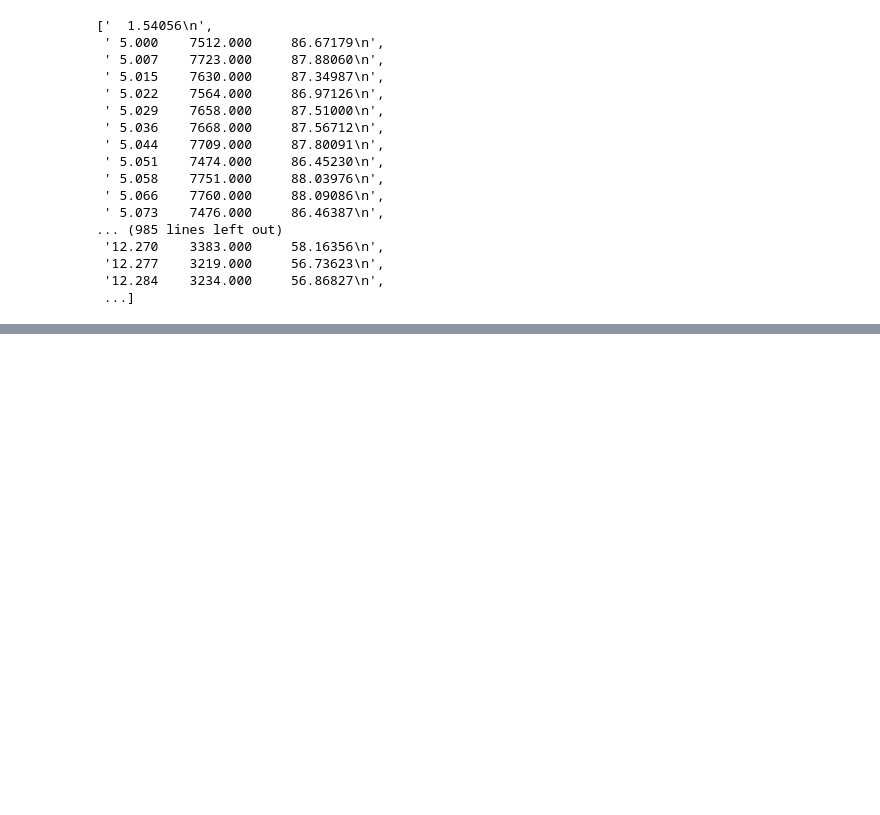
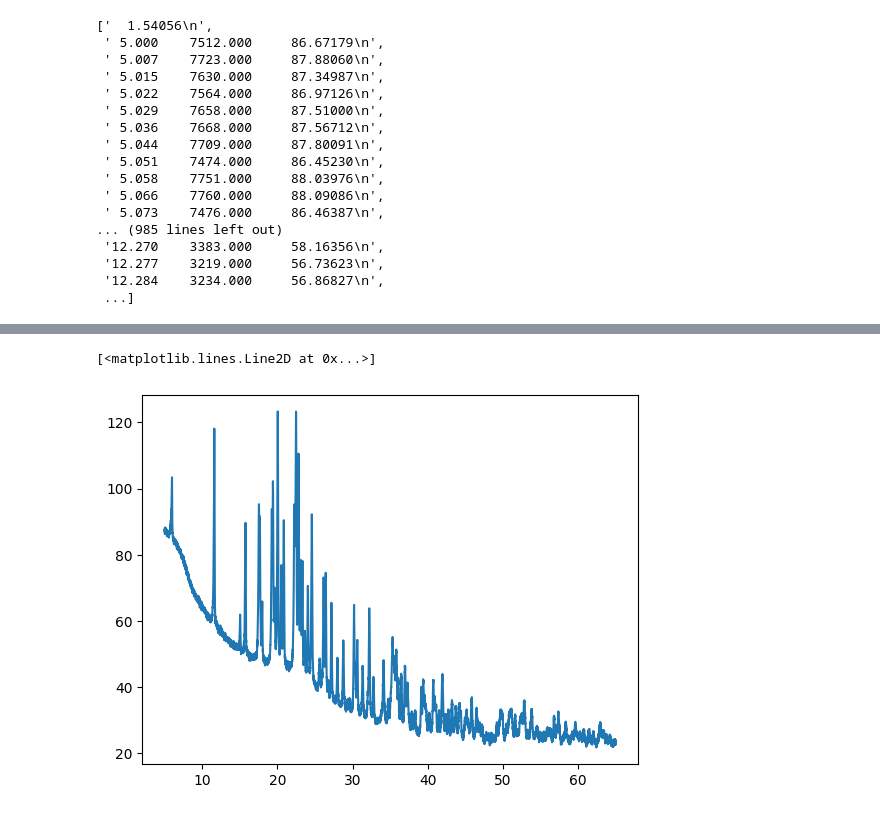
Before and after one commit to rikoimade/gallop, a Jupyter notebook: test_gallop.ipynb, the cells around one changed output, grey strips where cells are left out. Cells and saved outputs as stored; diff of their text form; code cells hidden in the pictures; blank space fills up the shorter version.

```diff
--- a/test_gallop.ipynb
+++ b/test_gallop.ipynb
@@ -117,0 +115,5 @@ pxrd_clean2
+# %%
+plt.plot(pxrd_clean2[:,0], pxrd_clean2[:, 2])
+# %% [output]
+[<matplotlib.lines.Line2D at 0x...>]
+[figure, added]
```
Also changed, not shown: parts of 6 cells of this notebook.
